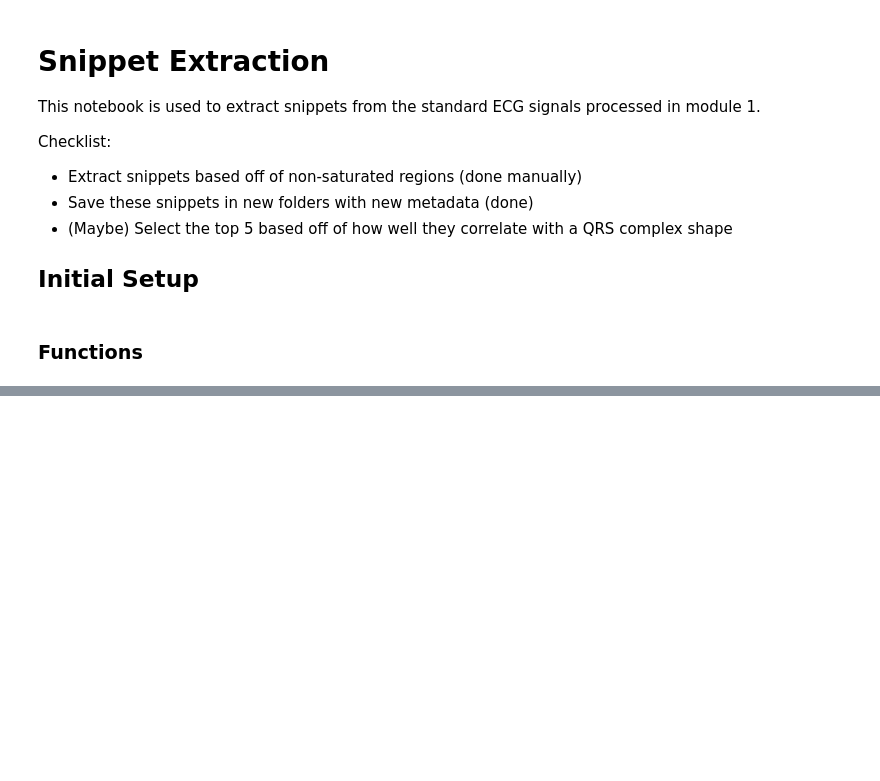
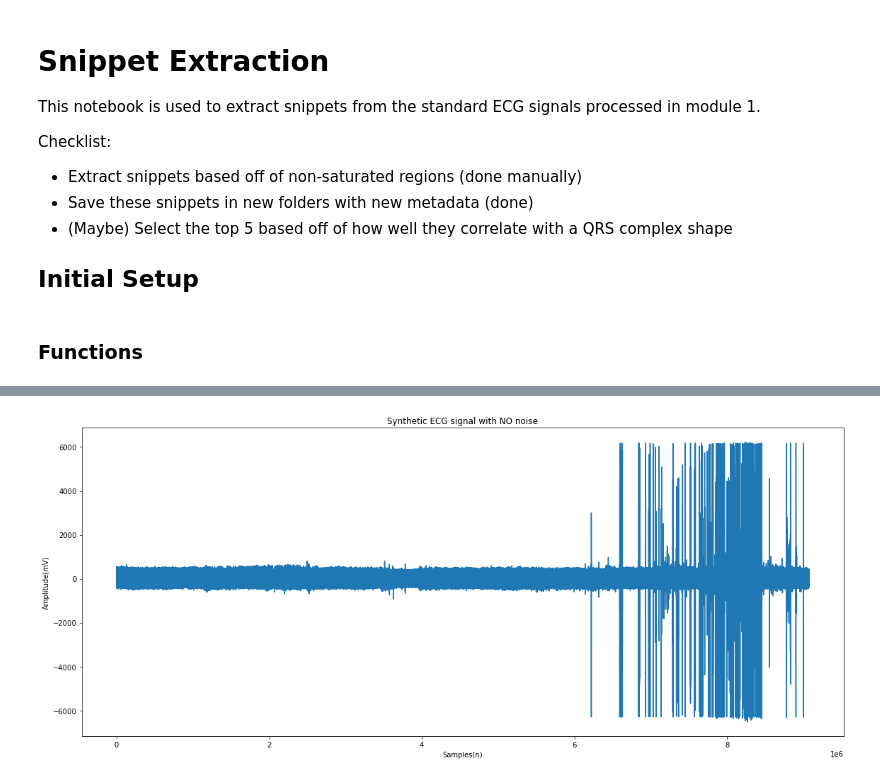
Before and after one commit to molbioeng/Molecool, a Jupyter notebook: 2-Snippet_Extraction.ipynb, the cells around one changed output, grey strips where cells are left out. Drawn from its saved outputs; the diff is of its cells as text; code cells hidden in the pictures; blank space fills up the shorter version.

```diff
--- a/2-Snippet_Extraction.ipynb
+++ b/2-Snippet_Extraction.ipynb
@@ -20,6 +21,9 @@ from tqdm import tqdm
 # %%
 # Setting root directory of database to source data from
-root = 'D:\Molecool\Databases\Database1'
+#cwd = os.getcwd() # Current Directory
+#database_root = os.path.join(cwd,'Databases','Database1')
+
+database_root = '/Volumes/GoogleDrive/.shortcut-targets-by-id/1sZgDE1M3o-bDINfAQYEXl_vqsKs03WxD/Molecool/Databases/Database1'
 # %% [markdown]
 ### Functions
 # %%
@@ -113,3 +79,20 @@ df['ecg_0'].plot()
+# %%
+#look at signal
+patient = 'S0441' # No ECG.ftr in that patient folder!!!
+patient = 'S0432' #' using this one instead
+
+patient_path = os.path.join(database_root,patient,'holter')
+ecg_path = os.path.join(patient_path,'ECG.ftr')
+df = pd.read_feather(ecg_path)
+# %%
+fig, axs = plt.subplots(1,1,figsize =(16,7),tight_layout = True)
+plt.plot(df['ecg_0'])
+plt.title('Synthetic ECG signal with NO noise')
+plt.xlabel('Samples(n)')
+plt.ylabel('Amplitude(mV)')
+plt.show()
+# %% [output]
+[figure, added]
 # %%
 # List of starting points (remember, a 5-minute snippet is 300,000 readings)
 snippets = [0, 12500000, 18000000, 21000000, 31000000]
```
Also changed, not shown: parts of 15 cells of this notebook, 1 other file.
